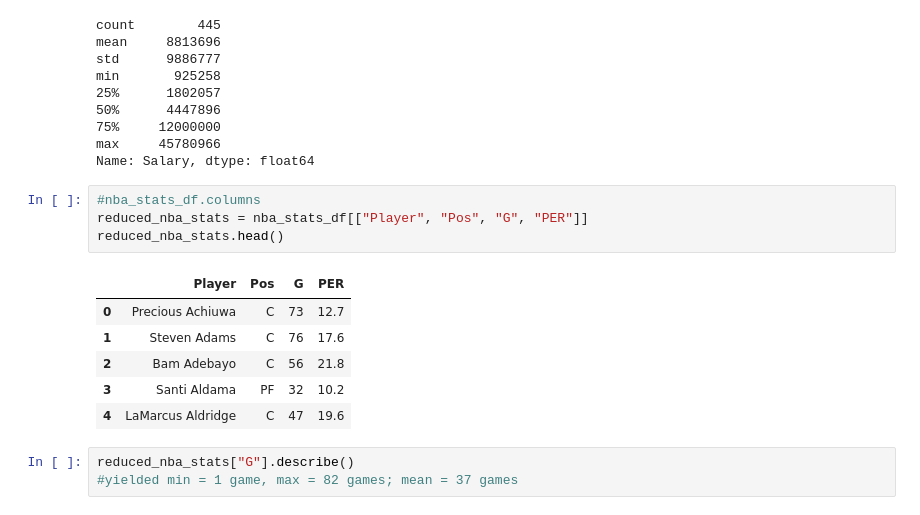
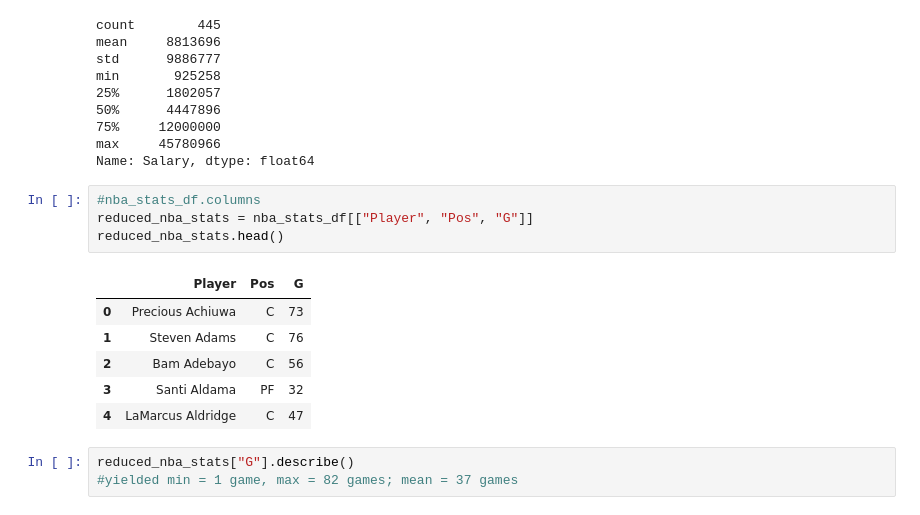
Before and after one commit to meeyoungPH/nba_superlatives, a Jupyter notebook: salaries/Salaries_Working.ipynb, the cells around one changed output. Saved outputs shown, nothing was run; the diff lists cells and outputs as text.

```diff
--- a/salaries/Salaries_Working.ipynb
+++ b/salaries/Salaries_Working.ipynb
@@ -38,15 +50,15 @@ max     45780966
 Name: Salary, dtype: float64
 # %%
 #nba_stats_df.columns
-reduced_nba_stats = nba_stats_df[["Player", "Pos", "G", "PER"]]
+reduced_nba_stats = nba_stats_df[["Player", "Pos", "G"]]
 reduced_nba_stats.head()
 # %% [output]
-|  | Player | Pos | G | PER |
-| 0 | Precious Achiuwa | C | 73 | 12.7 |
-| 1 | Steven Adams | C | 76 | 17.6 |
-| 2 | Bam Adebayo | C | 56 | 21.8 |
-| 3 | Santi Aldama | PF | 32 | 10.2 |
-| 4 | LaMarcus Aldridge | C | 47 | 19.6 |
+|  | Player | Pos | G |
+| 0 | Precious Achiuwa | C | 73 |
+| 1 | Steven Adams | C | 76 |
+| 2 | Bam Adebayo | C | 56 |
+| 3 | Santi Aldama | PF | 32 |
+| 4 | LaMarcus Aldridge | C | 47 |
 # %%
 reduced_nba_stats["G"].describe()
 #yielded min = 1 game, max = 82 games; mean = 37 games
```
Also changed, not shown: parts of 22 cells of this notebook, 3 other files.
